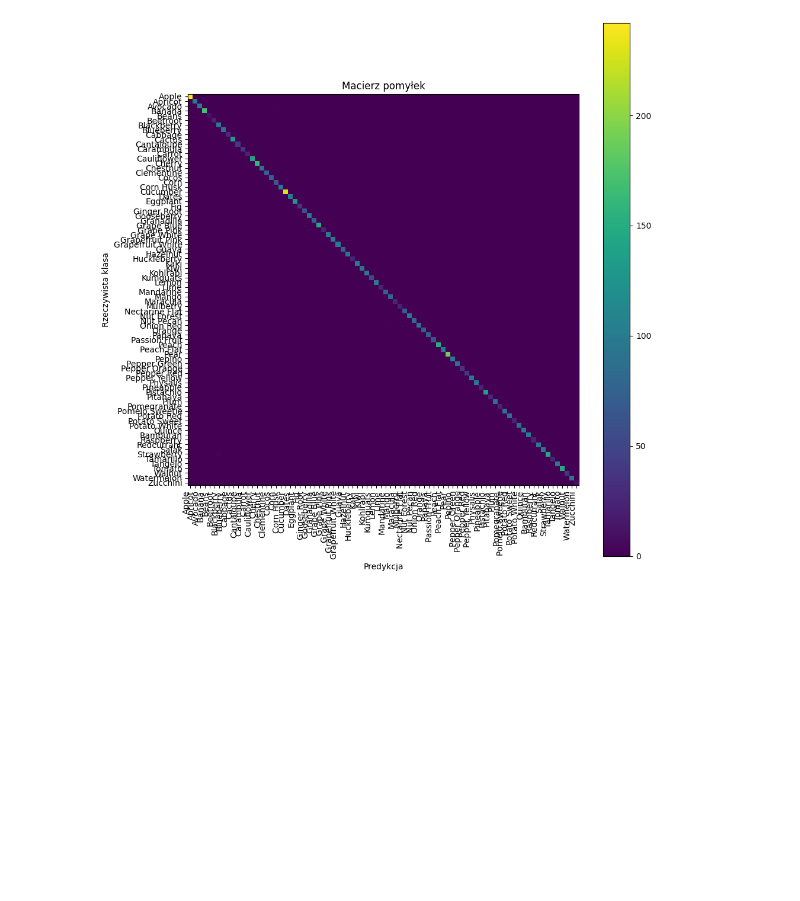
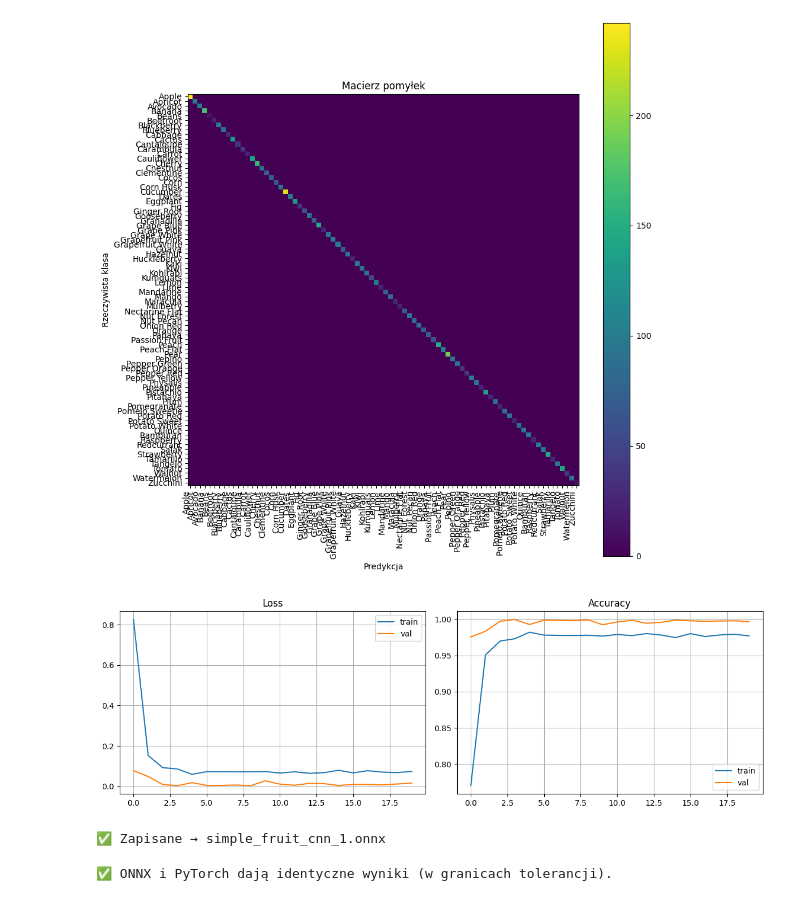
Before and after one commit to tygrysiatkomale/Fruit-recognition-app, a Jupyter notebook: Fruits-prod.ipynb, the cells around one changed output. Drawn from its saved outputs; the diff is of its cells as text; code cells hidden in the pictures; blank space fills up the shorter version.

```diff
--- a/Fruits-prod.ipynb
+++ b/Fruits-prod.ipynb
@@ -243,3 +257,58 @@ plt.show()
        macro avg       1.00      1.00      1.00      6896
     weighted avg       1.00      1.00      1.00      6896
 [figure]
+# %%
+_, axes = plt.subplots(1, 2, figsize=(12, 4))
+
+# Loss
+axes[0].plot(history['train_loss'], label='train')
+axes[0].plot(history['val_loss'], label='val')
+axes[0].set_title('Loss')
+axes[0].legend()
+axes[0].grid()
+
+axes[1].plot(history['train_acc'], label='train')
+axes[1].plot(history['val_acc'], label='val')
+axes[1].set_title('Accuracy')
+axes[1].legend()
+axes[1].grid()
+
+plt.tight_layout()
+plt.show()
+# %% [output]
+[figure, added]
+# %%
+onnx_path = Path('simple_fruit_cnn_1.onnx')
+
+model = SimpleCNN(n_classes).to('cpu')
+model.load_state_dict(torch.load('simple_fruit_cnn_1.pth', map_location='cpu'))
+model.eval()
+
+dummy_input = torch.randn(1, 3, IMG_SIZE, IMG_SIZE)
+
+torch.onnx.export(
+    model,
+    dummy_input,
+    onnx_path.as_posix(),
+    input_names=['input'],
+    output_names=['output'],
+    dynamic_axes={'input': {0: 'batch_size'},
+                  'output': {0: 'batch_size'}},
+    opset_version=17
+)
+print(f'Saved as → {onnx_path}')
+# %% [output]
+✅ Zapisane → simple_fruit_cnn_1.onnx
+# %%
+ort_sess = ort.InferenceSession('simple_fruit_cnn_1.onnx',
+                                providers=['CPUExecutionProvider'])
+
+onnx_out = ort_sess.run(None, {'input': dummy_input.numpy()})[0]
+
+with torch.no_grad():
+    torch_out = model(dummy_input).numpy()
+
+np.testing.assert_allclose(torch_out, onnx_out, rtol=1e-03, atol=1e-05)
+print('✅ ONNX i PyTorch dają identyczne wyniki (w granicach tolerancji).')
+# %% [output]
+✅ ONNX i PyTorch dają identyczne wyniki (w granicach tolerancji).
```
Also changed, not shown: parts of 2 cells of this notebook, 1 other file.
